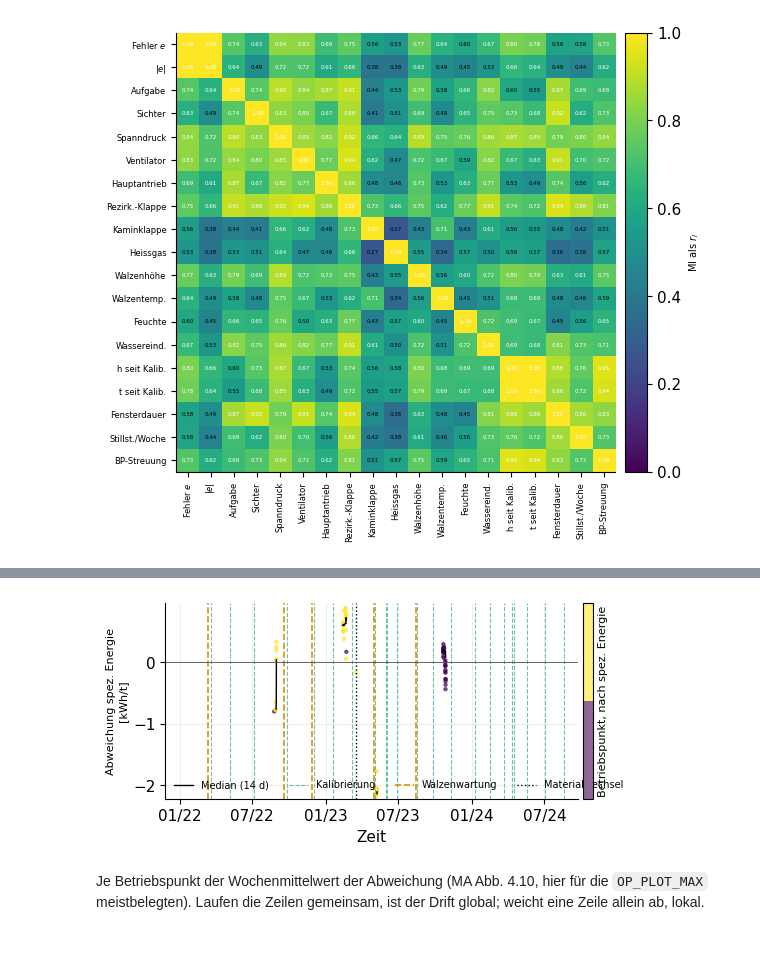
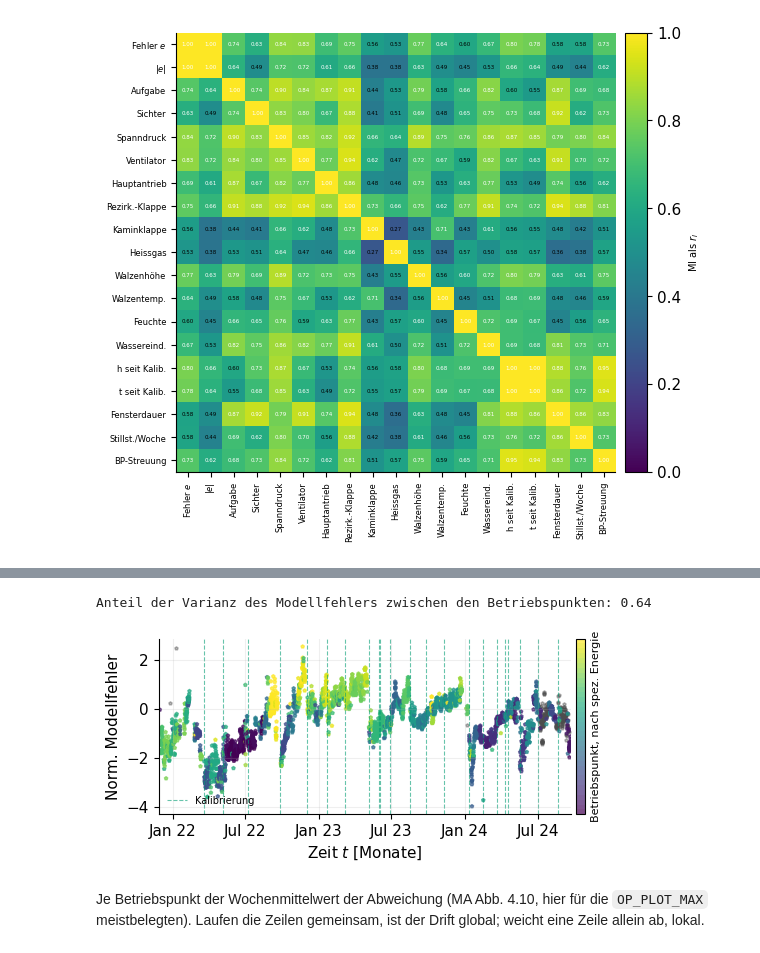
Before and after one commit to marijan-p/process_optimization_concept_drift, a Jupyter notebook: ipynb/mill/mill_context.ipynb, the cells around one changed output, grey strips where cells are left out. Drawn from its saved outputs; the diff is of its cells as text; code cells hidden in the pictures.

```diff
--- a/ipynb/mill/mill_context.ipynb
+++ b/ipynb/mill/mill_context.ipynb
@@ -28,7 +28,7 @@ Nicht übernommen: der Vergleich mit einem auf Produktionsdaten trainierten Mode
 (MA Abb. 4.7) und das 60-Cluster-Modell (MA Abb. 4.8).
 # %%
 FORCE_RECOMPUTE = False
-IS_FINAL = False
+IS_FINAL = True
 # %%
 RUN_ID = None          # data_scored_stream aus mill_model; None -> neuestes
 SEED = 42
@@ -53,10 +53,13 @@ N_PERM = 2000           # Zufallszeitpunkte fuer das Vergleichsniveau
 MAINTENANCE_DATES = ["2022-03-13", "2022-09-18", "2022-11-28", "2023-05-02", "2023-08-14"]
 MATERIAL_CHANGE = "2023-03-17"
 MATCH_DAYS = 10         # Wartung -> naechste Kalibrierung spaetestens nach so vielen Tagen
+# Die Wartungsliste ist bis zu ihrem letzten Eintrag vollstaendig, danach offen.
+LONG_STOP_H = 48        # Stillstand vor der Kalibrierung, ab dem sie als "lang" zaehlt
+ANOMALY_OFFSET = 20     # mittlerer Offset-Sprung je Walze, ab dem sie auffaellig ist
 
 KS_ALPHA = 0.05
-SP_STEP = {"sp_feed_rate": 0.5, "sp_classifier_speed": 1.0, "sp_tension_pressure": 1.0,
-           "sp_mill_fan_speed": 1.0, "sp_main_drive_speed": 1.0}
+OP_K = 40               # Betriebspunkte = k-Means-Cluster ueber die Sollwerte
+EVENT_SET = "long"      # Ereignisreferenz fuer mill_detection: "long" oder "all"
 OP_MIN_POINTS = 30      # wiederkehrender Betriebspunkt: mindestens so viele Punkte ...
 OP_MIN_SPAN_DAYS = 90   # ... ueber mindestens so viele Tage
 OP_PLOT_MAX = 15        # meistbelegte Betriebspunkte in Ridge und Belegung
@@ -78,6 +81,7 @@ for _p in (str(base_dir), str(base_dir / "src"), str(work_dir)):
         sys.path.insert(0, _p)
 
 data_dir = base_dir / "data" / "mill"
+raw_dir = data_dir / "raw"
 model_dir = base_dir / "models"
 plot_dir = base_dir / "plots"
 results_dir = base_dir / "results"
@@ -209,12 +213,8 @@ from src.utils import thesis_style as ts
 
 w = ts.fig_width()
 rng = np.random.default_rng(SEED)
-DATE_FMT = mdates.DateFormatter("%m/%y")
-
-
 def date_axis(ax, interval=6):
-    ax.xaxis.set_major_locator(mdates.MonthLocator(interval=interval))
-    ax.xaxis.set_major_formatter(DATE_FMT)
+    ts.time_axis(ax, month_interval=interval, date_format="%b %y")
 
 
 maintenance = pd.DatetimeIndex(pd.to_datetime(MAINTENANCE_DATES))
@@ -241,7 +241,7 @@ sc = ax.scatter(stream.index[_m], stream["model_error_norm"][_m],
 cb = fig.colorbar(sc, ax=ax, pad=0.01)
 cb.set_label(f"BP-Streuung ({VAR_WIN_DAYS} d)")
 ax.set_ylabel("Norm. Modellfehler")
-ax.set_xlabel("Zeit")
+ax.set_xlabel(ts.TIME_LABEL)
 ax.set_xlim(stream.index[0], stream.index[-1])
 ax.grid(True, alpha=0.2)
 date_axis(ax)
@@ -729,31 +798,40 @@ spezifischer Energie). Die Linie ist der gleitende Median über alle Betriebspun
 # %%
 _ops_sorted = op_table.sort_values("tse_mean").index
 _rank = pd.Series(np.arange(len(_ops_sorted)), index=_ops_sorted)
 cmap = plt.get_cmap("viridis", max(len(_ops_sorted), 2))
-_med = rec["tse_dev"].rolling(f"{RMSE_WIN_DAYS}D", min_periods=5).median()
+_is_rec = stream["op"].isin(_ops_sorted)
 
-fig, ax = plt.subplots(figsize=(w, w * 0.4))
-sc = ax.scatter(rec.index, rec["tse_dev"], c=rec["op"].map(_rank), cmap=cmap, s=5,
-                alpha=0.6, marker=ts.SIGNAL_MARKER, rasterized=True)
-ax.plot(_med.index, _med, color="black", lw=1.0, label=f"Median ({RMSE_WIN_DAYS} d)")
-ax.axhline(0, color=ts.C["box"], lw=0.6)
-mark_calibrations(ax, maintenance_too=True)
+_BETWEEN = float(1 - ((rec["model_error"] - rec.groupby("op")["model_error"]
+                       .transform("mean")) ** 2).sum()
+                 / ((rec["model_error"] - rec["model_error"].mean()) ** 2).sum())
+print(f"Anteil der Varianz des Modellfehlers zwischen den Betriebspunkten: {_BETWEEN:.2f}")
+
+fig, ax = plt.subplots(figsize=(w, w * 0.36))
+_g = _m & ~_is_rec
+ax.scatter(stream.index[_g], stream["model_error_norm"][_g], color=ts.C["box"], s=6,
+           alpha=0.4, marker=ts.MODEL_MARKER, rasterized=True)
+_c = _m & _is_rec
+sc = ax.scatter(stream.index[_c], stream["model_error_norm"][_c],
+                c=stream["op"][_c].map(_rank), cmap=cmap, vmin=-0.5,
+                vmax=len(_ops_sorted) - 0.5, s=6, alpha=0.7, marker=ts.MODEL_MARKER,
+                rasterized=True)
+mark_calibrations(ax)
 cb = fig.colorbar(sc, ax=ax, pad=0.01)
 cb.set_label("Betriebspunkt, nach spez. Energie", fontsize=8)
 cb.set_ticks([])
-ax.set_ylabel("Abweichung spez. Energie\n[kWh/t]", fontsize=8)
-ax.set_xlabel("Zeit")
+ax.set_ylabel("Norm. Modellfehler")
+ax.set_xlabel(ts.TIME_LABEL)
 ax.set_xlim(stream.index[0], stream.index[-1])
-ax.set_ylim(*np.nanpercentile(rec["tse_dev"], [0.5, 99.5]))
-ax.legend(frameon=False, fontsize=7, loc="lower left", ncol=4)
+ax.legend(frameon=False, fontsize=7, loc="lower left")
 ax.grid(True, alpha=0.2)
 date_axis(ax)
-plot_store.save_figure(fig, "context_op_deviation", model_cfg, final=IS_FINAL,
+plot_store.save_figure(fig, "context_op_error", model_cfg, final=IS_FINAL,
                        savefig_kwargs={"dpi": 300, "bbox_inches": "tight"},
                        archive_kwargs={"dpi": 300, "bbox_inches": "tight"})
 plt.show()
 # %% [output]
+Anteil der Varianz des Modellfehlers zwischen den Betriebspunkten: 0.64
-[figure, old version]
+[figure, new version]
 # %% [markdown]
 Je Betriebspunkt der Wochenmittelwert der Abweichung (MA Abb. 4.10, hier für die
 `OP_PLOT_MAX` meistbelegten). Laufen die Zeilen gemeinsam, ist der Drift global;
```
Also changed, not shown: parts of 22 cells of this notebook, 38 other files.
